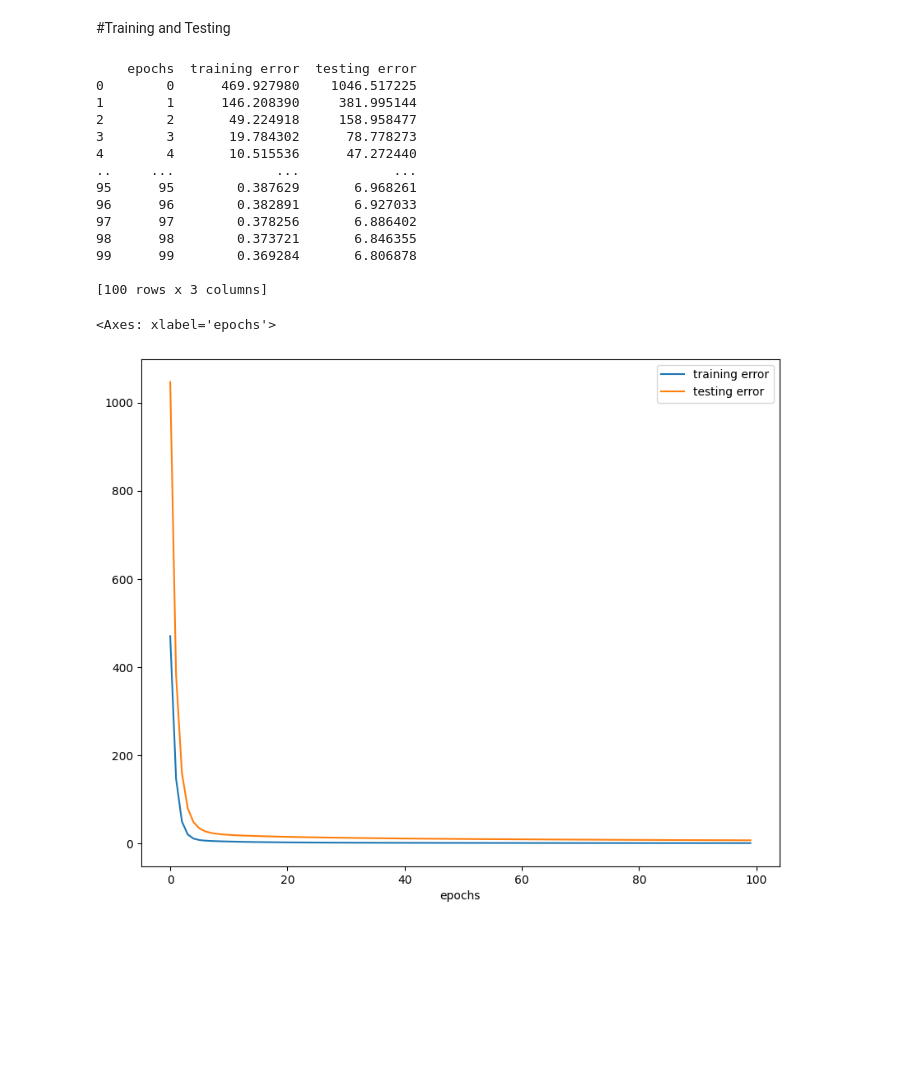
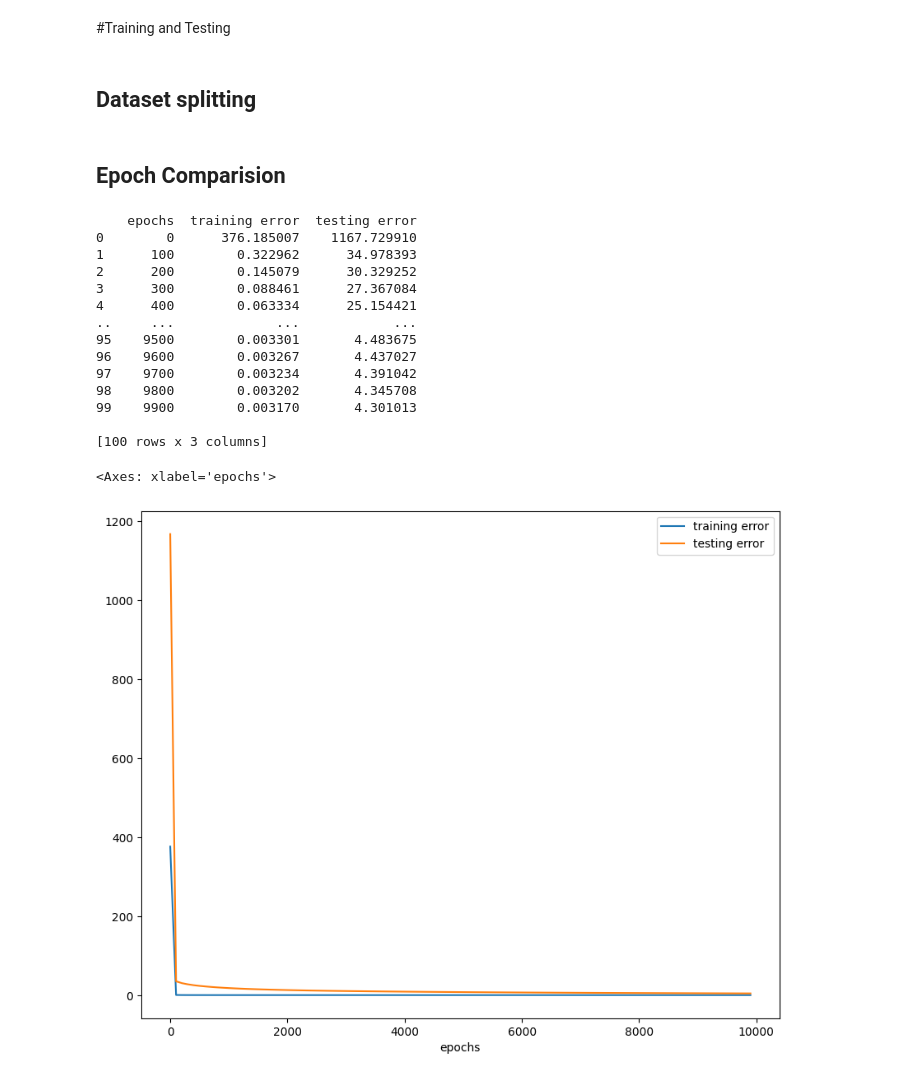
Before and after one commit to lua1235/TornML, a Jupyter notebook: Testbed.ipynb, the cells around one changed output. Cells and saved outputs as stored; diff of their text form; code cells hidden in the pictures; blank space fills up the shorter version.

Commit message:
Shuffle Dataset at start

```diff
--- a/Testbed.ipynb
+++ b/Testbed.ipynb
@@ -32,6 +32,7 @@ fMean = view[view.columns[1:]].mean()
 fMean = view[view.columns[1:]].std()
 
 view = (view - view.mean())/view.std()
+view = view.sample(frac=1, random_state=1)
 labels = view['Stat Totals'].to_numpy()
 features = view[view.columns[1:]].to_numpy()
 print(view.shape)
@@ -65,3 +68,5 @@ def batch_erm_learner(X, y, step_function, random_seed = 1, epochs = 10) :
   return predictor, w
 # %% [markdown]
 #Training and Testing
+# %% [markdown]
+## Dataset splitting
@@ -68,46 +86,35 @@ def batch_erm_learner(X, y, step_function, random_seed = 1, epochs = 10) :
+# %% [markdown]
+## Epoch Comparision
 # %%
-# split the dataset into training and testing set
-n = len(features)
-train_features = features[:(n + 1) // 2]
-train_labels = labels[:(n + 1) // 2]
-train_n = len(train_features)
-
-test_features = features[(n + 1) // 2:]
-test_labels = labels[(n + 1) // 2:]
-test_n = len(train_features)
-
 errors = {'epochs' : [], 'training error' : [], 'testing error' : []}
 
-def loss(a) :
-    return 0.01
-
-for i in range(100) :
+for i in range(0, 10000, 100) :
   batch_erm_f, batch_erm_w = batch_erm_learner(train_features, train_labels, loss, epochs = i)
   #print(batch_erm_w)
   #print(batch_erm_f(train_features[0]))
   train_error = (1/train_n) * sum([(batch_erm_f(x) - y) ** 2 for x, y in zip(train_features, train_labels)])
   test_error = (1/test_n) * sum([(batch_erm_f(x) - y) ** 2 for x, y in zip(test_features, test_labels)])
   errors['epochs'].append(i)
   errors['training error'].append(train_error)
   errors['testing error'].append(test_error)
 
 errors = pd.DataFrame(errors)
 print(errors)
 errors.plot(figsize=(10, 8), x='epochs', y=['training error', 'testing error'])
 # %% [output]
     epochs  training error  testing error
-0        0      469.927980    1046.517225
-1        1      146.208390     381.995144
-2        2       49.224918     158.958477
-3        3       19.784302      78.778273
-4        4       10.515536      47.272440
+0        0      376.185007    1167.729910
+1      100        0.322962      34.978393
+2      200        0.145079      30.329252
+3      300        0.088461      27.367084
+4      400        0.063334      25.154421
 ..     ...             ...            ...
-95      95        0.387629       6.968261
-96      96        0.382891       6.927033
-97      97        0.378256       6.886402
-98      98        0.373721       6.846355
-99      99        0.369284       6.806878
+95    9500        0.003301       4.483675
+96    9600        0.003267       4.437027
+97    9700        0.003234       4.391042
+98    9800        0.003202       4.345708
+99    9900        0.003170       4.301013
 
 [100 rows x 3 columns]
 <Axes: xlabel='epochs'>
-[figure, old version]
+[figure, new version]
```
Also changed, not shown: parts of 6 cells of this notebook.
